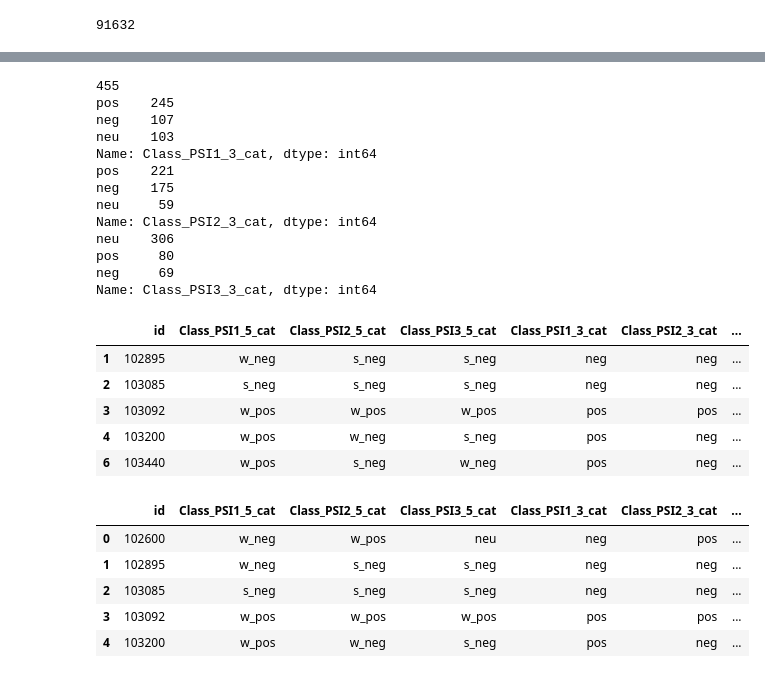
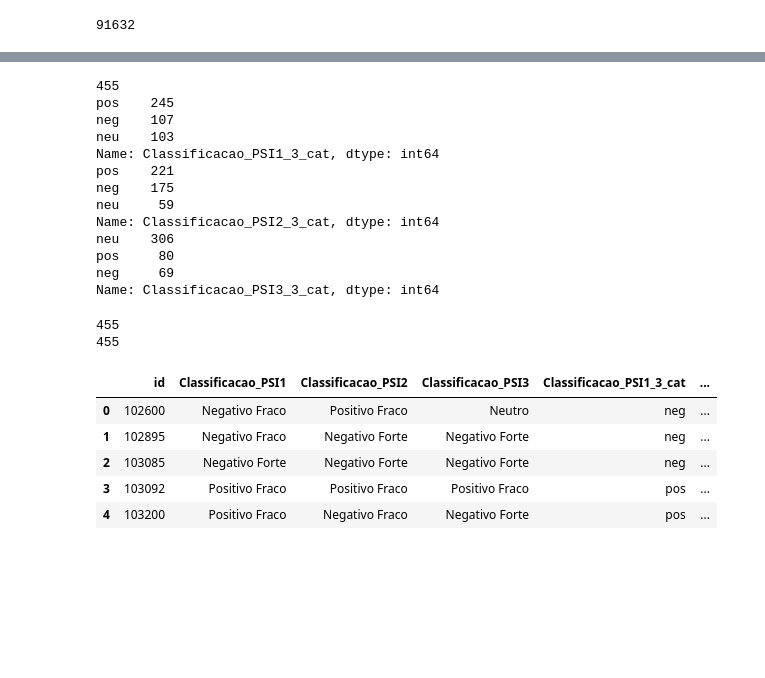
Before and after one commit to leosilva/peerj_computer_science_2022, a Jupyter notebook: Notebooks/Algorithms Statistics - Psycho versus Participants.ipynb, the cells around one changed output, grey strips where cells are left out. Cells and saved outputs as stored; diff of their text form; code cells hidden in the pictures; blank space fills up the shorter version.

```diff
--- a/Notebooks/Algorithms Statistics - Psycho versus Participants.ipynb
+++ b/Notebooks/Algorithms Statistics - Psycho versus Participants.ipynb
@@ -218,17 +236,17 @@ data_psi.head()
 # %%
-# create a list of our conditions
-conditions = [
-    (data_psi['Class_PSI3_5_cat'] == 'Positivo Fraco'),
-    (data_psi['Class_PSI3_5_cat'] == 'Positivo Forte'),
-    (data_psi['Class_PSI3_5_cat'] == 'Neutro'),
-    (data_psi['Class_PSI3_5_cat'] == 'Negativo Fraco'),
-    (data_psi['Class_PSI3_5_cat'] == 'Negativo Forte')
-    ]
+# # create a list of our conditions
+# conditions = [
+#     (data_psi['Class_PSI3_5_cat'] == 'Positivo Fraco'),
+#     (data_psi['Class_PSI3_5_cat'] == 'Positivo Forte'),
+#     (data_psi['Class_PSI3_5_cat'] == 'Neutro'),
+#     (data_psi['Class_PSI3_5_cat'] == 'Negativo Fraco'),
+#     (data_psi['Class_PSI3_5_cat'] == 'Negativo Forte')
+#     ]
 
-# create a list of the values we want to assign for each condition
-values = ['w_pos', 's_pos', 'neu', 'w_neg', 's_neg']
+# # create a list of the values we want to assign for each condition
+# values = ['w_pos', 's_pos', 'neu', 'w_neg', 's_neg']
 
-# create a new column and use np.select to assign values to it using our lists as arguments
-data_psi['Class_PSI3_5_cat'] = np.select(conditions, values)
+# # create a new column and use np.select to assign values to it using our lists as arguments
+# data_psi['Class_PSI3_5_cat'] = np.select(conditions, values)
 
-data_psi.head()
+# data_psi.head()
@@ -321,9 +320,9 @@ def fill_manual_polarities_3_cat(df):
     for d in df['id']:
         pol = []
         t = df.query('id == {}'.format(d))
-        pol.append(t['Class_PSI1_3_cat'].values[0])
-        pol.append(t['Class_PSI2_3_cat'].values[0])
-        pol.append(t['Class_PSI3_3_cat'].values[0])
+        pol.append(t['Classificacao_PSI1_3_cat'].values[0])
+        pol.append(t['Classificacao_PSI2_3_cat'].values[0])
+        pol.append(t['Classificacao_PSI3_3_cat'].values[0])
         c = dict(Counter(pol))
         for i in c.items():
             if i[1] >= 2:
@@ -346,3 +345,9 @@ def fill_manual_polarities_5_cat(df):
+# %%
+def fill_nan_values_by_consolidated_polarities(df, df_consolidated):
+    temp_df = df[df['manual_polarity_3_cat'].isna()]
+    for i in temp_df['id']:
+        df.loc[df['id'] == i, 'manual_polarity_3_cat'] = df_consolidated[df_consolidated['ID'] == i]['Classificacao'].values[0]
+    return df
 # %%
 def conf_matrix(x, col1, col2):
     if x[col1] == 1 and x[col2] == 1:
@@ -373,41 +378,39 @@ data_psi.head()
 # %%
 print(len(data_psi))
-print(data_psi['Class_PSI1_3_cat'].value_counts())
-print(data_psi['Class_PSI2_3_cat'].value_counts())
-print(data_psi['Class_PSI3_3_cat'].value_counts())
+print(data_psi['Classificacao_PSI1_3_cat'].value_counts())
+print(data_psi['Classificacao_PSI2_3_cat'].value_counts())
+print(data_psi['Classificacao_PSI3_3_cat'].value_counts())
 # %% [output]
 455
 pos    245
 neg    107
 neu    103
-Name: Class_PSI1_3_cat, dtype: int64
+Name: Classificacao_PSI1_3_cat, dtype: int64
 pos    221
 neg    175
 neu     59
-Name: Class_PSI2_3_cat, dtype: int64
+Name: Classificacao_PSI2_3_cat, dtype: int64
 neu    306
 pos     80
 neg     69
-Name: Class_PSI3_3_cat, dtype: int64
+Name: Classificacao_PSI3_3_cat, dtype: int64
 # %%
 df_data_psi_3_cat = fill_manual_polarities_3_cat(data_psi)
-df_data_psi_3_cat = df_data_psi_3_cat.dropna()
+print(len(df_data_psi_3_cat))
+df_data_psi_3_cat = fill_nan_values_by_consolidated_polarities(df_data_psi_3_cat, data_psi_divergentes_resolvidos)
+print(len(df_data_psi_3_cat))
+# df_data_psi_3_cat = df_data_psi_3_cat.dropna()
 df_data_psi_3_cat.head()
 # %% [output]
+455
+455
-|  | id | Class_PSI1_5_cat | Class_PSI2_5_cat | Class_PSI3_5_cat | Class_PSI1_3_cat | Class_PSI2_3_cat | ... |
-| 1 | 102895 | w_neg | s_neg | s_neg | neg | neg | ... |
-| 2 | 103085 | s_neg | s_neg | s_neg | neg | neg | ... |
-| 3 | 103092 | w_pos | w_pos | w_pos | pos | pos | ... |
-| 4 | 103200 | w_pos | w_neg | s_neg | pos | neg | ... |
-| 6 | 103440 | w_pos | s_neg | w_neg | pos | neg | ... |
+|  | id | Classificacao_PSI1 | Classificacao_PSI2 | Classificacao_PSI3 | Classificacao_PSI1_3_cat | ... |
+| 0 | 102600 | Negativo Fraco | Positivo Fraco | Neutro | neg | ... |
+| 1 | 102895 | Negativo Fraco | Negativo Forte | Negativo Forte | neg | ... |
+| 2 | 103085 | Negativo Forte | Negativo Forte | Negativo Forte | neg | ... |
+| 3 | 103092 | Positivo Fraco | Positivo Fraco | Positivo Fraco | pos | ... |
+| 4 | 103200 | Positivo Fraco | Negativo Fraco | Negativo Forte | pos | ... |
 # %%
-df_data_psi_5_cat = fill_manual_polarities_5_cat(data_psi)
-df_data_psi_5_cat.head()
+# df_data_psi_5_cat = fill_manual_polarities_5_cat(data_psi)
+# df_data_psi_5_cat.head()
-# %% [output]
-|  | id | Class_PSI1_5_cat | Class_PSI2_5_cat | Class_PSI3_5_cat | Class_PSI1_3_cat | Class_PSI2_3_cat | ... |
-| 0 | 102600 | w_neg | w_pos | neu | neg | pos | ... |
-| 1 | 102895 | w_neg | s_neg | s_neg | neg | neg | ... |
-| 2 | 103085 | s_neg | s_neg | s_neg | neg | neg | ... |
-| 3 | 103092 | w_pos | w_pos | w_pos | pos | pos | ... |
-| 4 | 103200 | w_pos | w_neg | s_neg | pos | neg | ... |
 # %%
```
Also changed, not shown: parts of 27 cells of this notebook, 2 other files.
